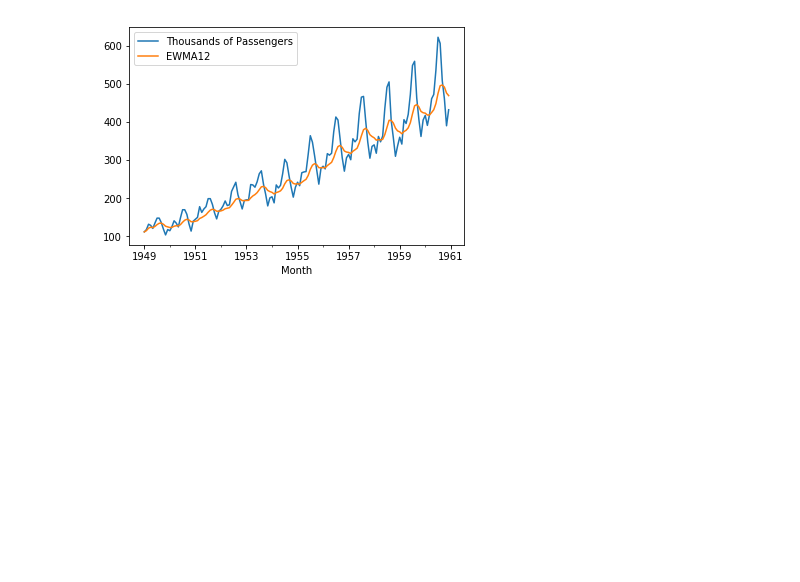
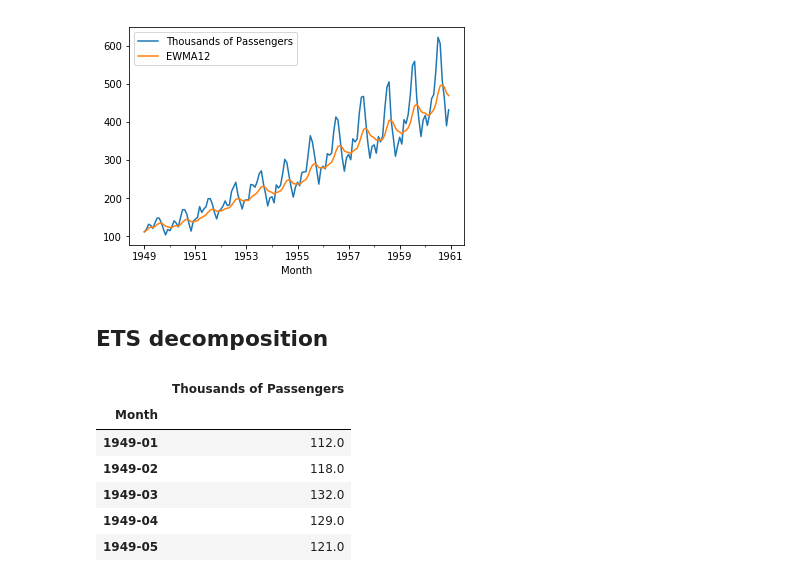
Before and after one commit to fagan2888/udemy-python-for-finance, a Jupyter notebook: time_series_analysis.ipynb, the cells around one changed output. Cells and saved outputs as stored; diff of their text form; code cells hidden in the pictures; blank space fills up the shorter version.

```diff
--- a/time_series_analysis.ipynb
+++ b/time_series_analysis.ipynb
@@ -209,3 +209,5 @@ airline[['Thousands of Passengers','EWMA12']].plot()
 # %% [output]
 <matplotlib.axes._subplots.AxesSubplot at 0x...>
 [figure]
+# %% [markdown]
+## ETS decomposition
@@ -211,0 +216,10 @@ airline[['Thousands of Passengers','EWMA12']].plot()
+# %%
+airline.head()
+# %% [output]
+|  | Thousands of Passengers |
+| Month |  |
+| 1949-01 | 112.0 |
+| 1949-02 | 118.0 |
+| 1949-03 | 132.0 |
+| 1949-04 | 129.0 |
+| 1949-05 | 121.0 |
```
Also changed, not shown: parts of 6 cells of this notebook.
